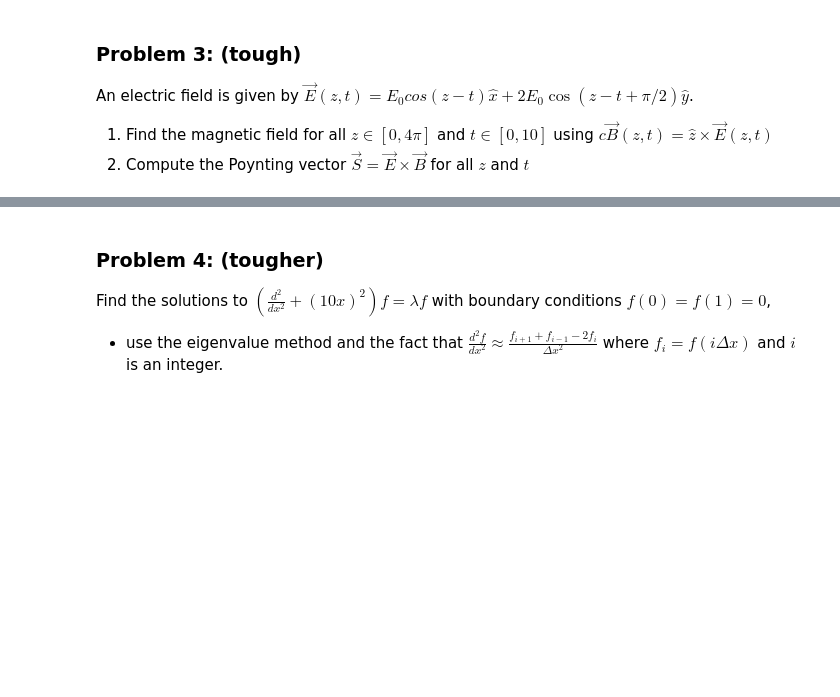
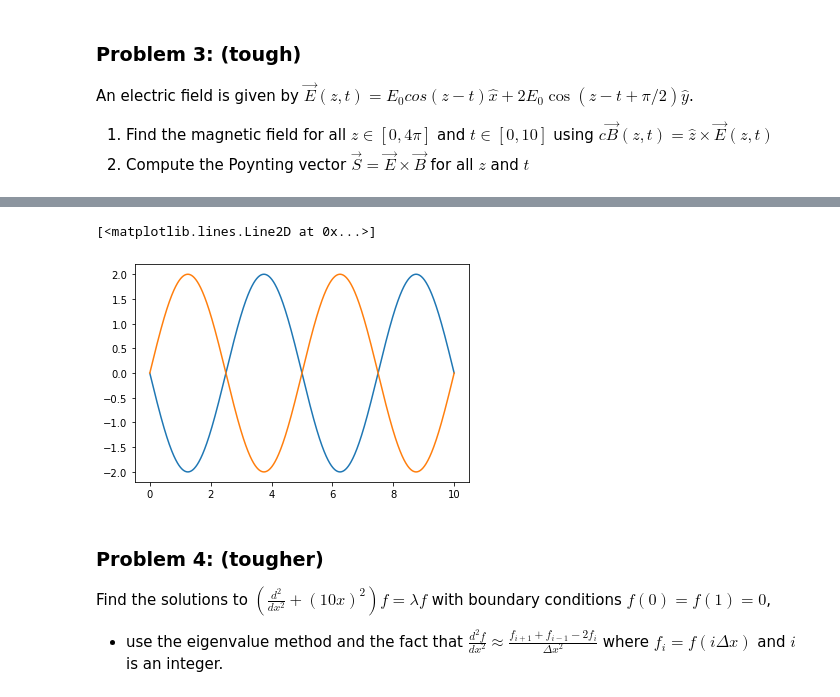
Before and after one commit to Justin-oommen/Python-Lessons, a Jupyter notebook: Python_Libraries/Numpy.ipynb, the cells around one changed output, grey strips where cells are left out. Drawn from its saved outputs; the diff is of its cells as text; code cells hidden in the pictures; blank space fills up the shorter version.

```diff
--- a/Python_Libraries/Numpy.ipynb
+++ b/Python_Libraries/Numpy.ipynb
@@ -734,0 +796,6 @@ An electric field is given by $\vec{E}(z,t) = E_0cos (z-t)\hat{x} + 2E_0\cos(z-t
+# %%
+#making the vector using swapaxes()
+# 0 - outer axes
+# -1 - the last axes which are all the individual point themselves
+E = np.swapaxes(E,0,-1)
+E
@@ -734,0 +820,3 @@ An electric field is given by $\vec{E}(z,t) = E_0cos (z-t)\hat{x} + 2E_0\cos(z-t
+# %%
+B = np.cross(np.array([0,0,1]),E)
+B
@@ -735,3 +841,13 @@ An electric field is given by $\vec{E}(z,t) = E_0cos (z-t)\hat{x} + 2E_0\cos(z-t
+# %%
+B =np.swapaxes(B,0,-1)
+# %%
+Bx, By, Bz = B
+# %%
+plt.plot(t,Ey[0])
+plt.plot(t,Bx[0])
+# %% [output]
+[<matplotlib.lines.Line2D at 0x...>]
+[figure, added]
 # %% [markdown]
 ### Problem 4: (tougher)
 
```
Also changed, not shown: parts of 10 cells of this notebook.
